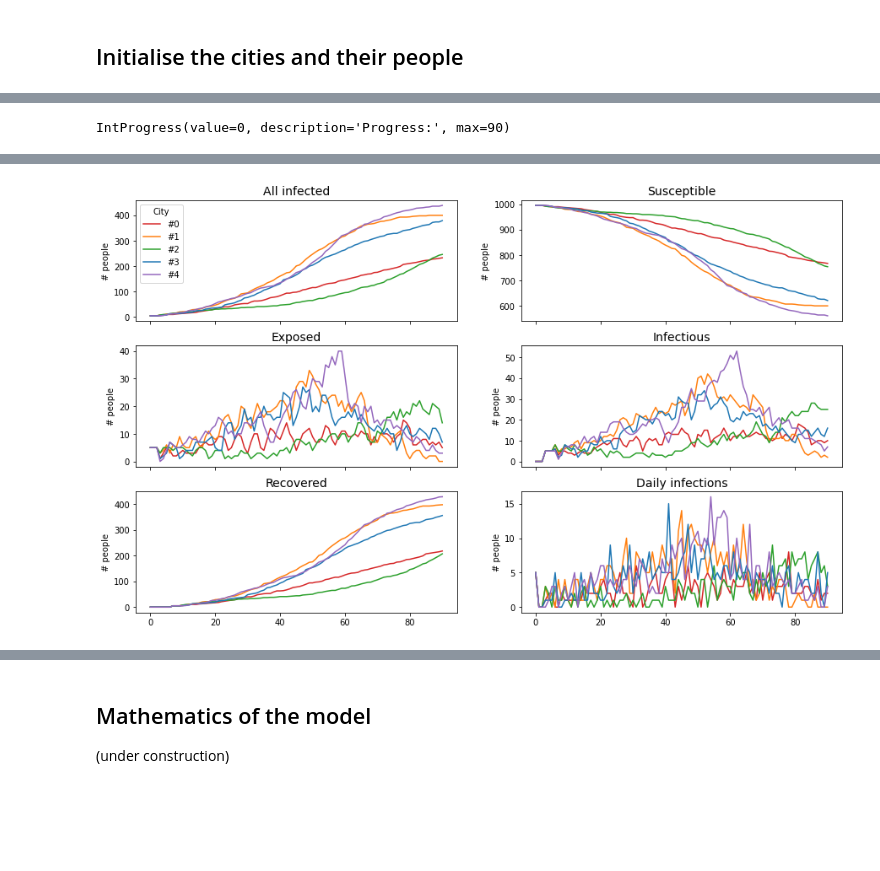
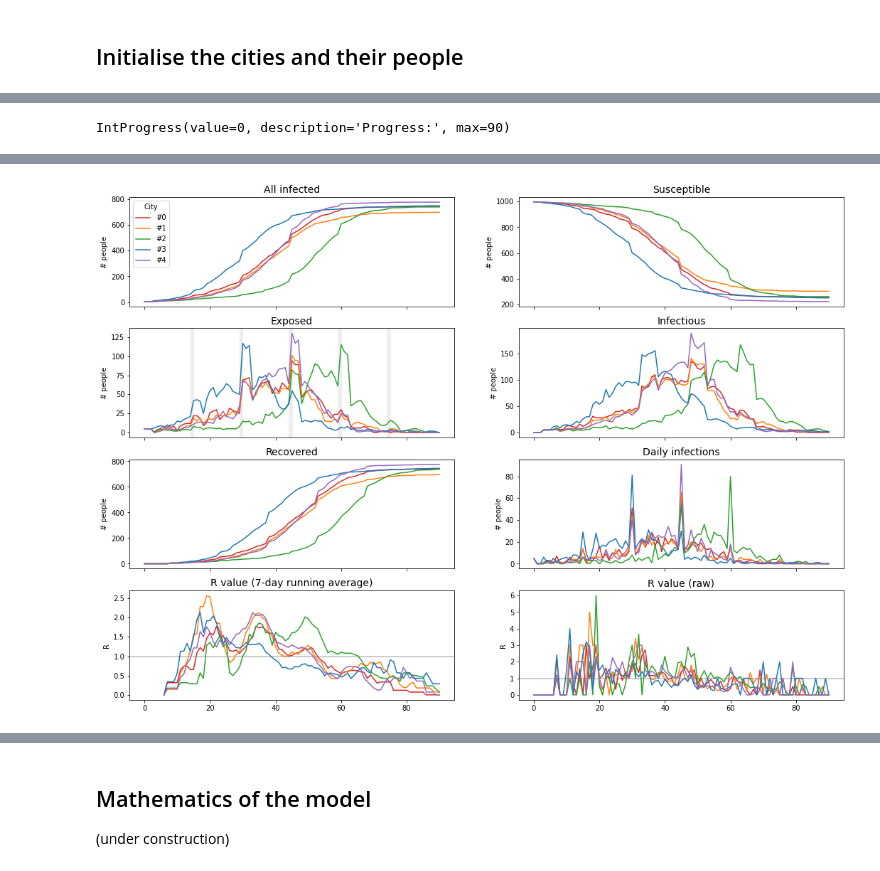
Before and after one commit to vsojo/covid19, a Jupyter notebook: Covid19_model.ipynb, the cells around one changed output, grey strips where cells are left out. Cells and saved outputs as stored; diff of their text form; code cells hidden in the pictures; blank space fills up the shorter version.

Commit message:
Added R-value calculations and plotting, including moving average. Also, added rectangles to indicate superspreader events.

```diff
--- a/Covid19_model.ipynb
+++ b/Covid19_model.ipynb
@@ -87,6 +88,8 @@ RESUSCEPTIBLE = 105 # In case the infection can be reacquired, but at a lower/di
 # A couple more infection trackers
 ALL_INFECTED     = 200 # Anyone who has ever been infected
 DAILY_INFECTIONS = 201 # How many infections occur on each day
+R_VALUE          = 203 # Changes in the R value throughout time
+R_VALUE_RUN_AVG  = 204 # Smooth average (convolution) of the R value
 
 ################################
 #  INFECTION - SYMPTOM STATUS  #
@@ -1167,7 +1192,7 @@ class Disease:
     self._days_until_symptomatic = kwargs['days_until_symptomatic'] if 'days_until_symptomatic' in kwargs else w_days_until_symptomatic.value
     self._days_symptom_duration = kwargs['days_symptom_duration'] if 'days_symptom_duration' in kwargs else w_days_symptom_duration.value
     self._days_until_contagious = kwargs['days_until_contagious'] if 'days_until_contagious' in kwargs else w_days_until_contagious.value
-    self._days_until_not_contagious = kwargs['days_until_not_contagious'] if 'days_until_not_contagious' in kwargs else self._days_until_contagious + w_duration_of_contagiousness.value
+    self._days_until_not_contagious = self._days_until_contagious + w_duration_of_contagiousness.value + 1
     self._days_until_resusceptible = kwargs['days_until_resusceptible'] if 'days_until_resusceptible' in kwargs else w_days_until_resusceptible.value
     # Other
     self._has_vaccine = False
@@ -1389,7 +1423,13 @@ print("Number of iterations (days)")
 w_n_iterations = ipywidgets.Select(
     options=[
              #('1 (one day)', 1), ('7 (one week)',7),
-             ('10 (ten days)',10), ('30 (one month)',30), ('90 (one quarter)',90), ('183 (half a year)',183), ('365 (a year)',365), ('1826 (5 years)',1826)],
+             ('10 (ten days)',10),
+             ('30 (one month)',30),
+             ('90 (one quarter)',90),
+             ('122 (4 months)',122),
+             ('183 (half a year)',183),
+             ('365 (a year)',365),
+             ('1826 (5 years)',1826)],
     value=90
 )
 display(w_n_iterations)
@@ -1399,12 +1439,16 @@ w_meeting_size = ipywidgets.IntSlider(value=2, min=2, max=5)
 display(w_meeting_size)
 
 print("Number of super-spreader events (evenly spaced throughout the simulation)")
-w_n_superspreader_events = ipywidgets.IntSlider(value=0, min=0, max=20)
+w_n_superspreader_events = ipywidgets.IntSlider(value=5, min=0, max=20)
 display(w_n_superspreader_events)
 
 print("Number of people in a super-spreader event")
 w_n_people_superspreader_events = ipywidgets.IntSlider(value=50, min=5, max=300, step=5)
 display(w_n_people_superspreader_events)
+
+print("When plotting R-values, number of days to average over (choose 1 for no average)")
+w_r_val_run_avg_days = ipywidgets.IntSlider(value=7, min=1, max=30, step=1)
+display(w_r_val_run_avg_days)
 # %% [output]
 Population of the City
 Dropdown(description='Popul. size:', index=3, options=((50, 50), (100, 100), (500, 500), ('1,000', 1000), ('2,…
@@ -1490,46 +1536,88 @@ for i in range(1,N_ITERATIONS+1):
   w_progress.value = i + 1
 # end for: ITERATIONS (i.e. DAYS)
 
+
+
 #@title Plotting [double-click here to show/hide code]
 ##############
 #  PLOTTING  #
 ##############
 #print(tracker_n_infected_ALL)
+RUN_AVG_DAYS = w_r_val_run_avg_days.value
 disease = DISEASES[0]
-tracker_names = ['All infected', 'Susceptible', 'Exposed', 'Infectious', 'Recovered', 'Daily infections']#'Re-susceptible'] #
+
+tracker_names = ['All infected', 'Susceptible', 'Exposed', 'Infectious', 'Recovered', 'Daily infections', f'R value ({RUN_AVG_DAYS}-day running average)', 'R value (raw)']#'Re-susceptible'] #
 trackers = [
     ALL_INFECTED,
     SUSCEPTIBLE,
     EXPOSED,
     INFECTIOUS,
     IMMUNE,
-    DAILY_INFECTIONS
+    DAILY_INFECTIONS,
+    R_VALUE_RUN_AVG,
+    R_VALUE,
 ]
 
 N_COLS = 2
-N_ROWS = len(trackers)//N_COLS
+N_ROWS = math.ceil(len(trackers)/N_COLS)
 
 CITY_COLORS = ['red', 'orange', 'green', 'blue', 'purple', 'brown']
 
 #diseases_tb = gwidgets.TabBar([disease.name() for disease in DISEASES])
-fig, axs = plt.subplots(N_ROWS, N_COLS, figsize=(15,9), sharex=True)
+fig, axs = plt.subplots(N_ROWS, N_COLS, figsize=(18,13), sharex=True)
 
 for j, ax in enumerate(axs.flat):
-  # The row and column in the plots grid for the trackers
-  row = j//N_COLS
-  col = j - row*N_COLS
+  # If there's an uneven number of plots, skip the last one:
+  if len(trackers)%2 and j > len(trackers)-1:
+    break
+
   status = trackers[j]
+
+  # Add rectangles to mark superspreader events
+  if superspreader_iterations and status in [EXPOSED]:
+    for i in superspreader_iterations:
+      #ax.axvline(x=i, color="#DDD")
+      ax.add_artist(patches.Rectangle((i-1, -10), 1, 1000000, fill=True, color="#EEE"))
+    # end for: adding rectangles one by one
+  # end if: adding vertical rectangles at the superspreader event iterations
+
+  # Add a horizontal line at R=1 for the R value plot
+  if status in [R_VALUE, R_VALUE_RUN_AVG]:
+    ax.axhline(y=1.0, xmin=0, xmax=1, color='#BBB')
+    # and set the Y-label to 'R'
+    ax.set(ylabel='R')
+  else:
+    ax.set(ylabel='# people')
+  # end if: adding horizontal lines at R=1 to the R-value plots
+
+  # Plot the curves for each City
   for i, city in enumerate(CITIES):
-    axs[row, col].plot(city.infection_counts(status, disease), color=f"tab:{CITY_COLORS[city.number()]}", label=f"#{city.number()}")
-    axs[row, col].set_title(tracker_names[j], fontsize=14)
+    if status == R_VALUE_RUN_AVG:
+      # Push the running average forward so that it corresponds to the past RUN_AVG_DAYS days
+      data = (RUN_AVG_DAYS - 1) * [None]
+      data.extend(list(np.convolve(city.infection_counts(R_VALUE, disease), np.ones((RUN_AVG_DAYS,))/RUN_AVG_DAYS, mode='valid')))
+    else:
+      data = city.infection_counts(status, disease)
+    ax.plot(data, color=f"tab:{CITY_COLORS[city.number()]}", label=f"#{city.number()}")
+  # end for: adding and plotting every City's results
+
+  # Add a legend to the first plot
+  if j == 0:
+    ax.legend(title="City")#, frameon=False)
+  # end if: adding a legend to the first plot
+
+  # Add the appropriate title to the plot
+  ax.set_title(tracker_names[j], fontsize=14)
+
+  # Hide x labels and tick labels for top plots and y ticks for right plots.
+  #ax.label_outer()
+
+  # The Y-labels
+  if status in [R_VALUE, R_VALUE_RUN_AVG]:
+    ax.set(ylabel='R')
+  else:
     ax.set(ylabel='# people')
-    if j == 0:
-      # Add a legend to the first plot
-      ax.legend(title="City")#, frameon=False)
-    # Hide x labels and tick labels for top plots and y ticks for right plots.
-    #ax.label_outer()
-    # increase the colour pointer for the city
-  # end for: adding and plotting every bin
+
 # end for
 
 #  # end with: plotting infections
@@ -1539,4 +1628,4 @@ IntProgress(value=0, description='Progress:', max=90)
-[figure, old version]
+[figure, new version]
 # %%
 #@title Social networks of contagion in each City
 
```
Also changed, not shown: parts of 9 cells of this notebook.
